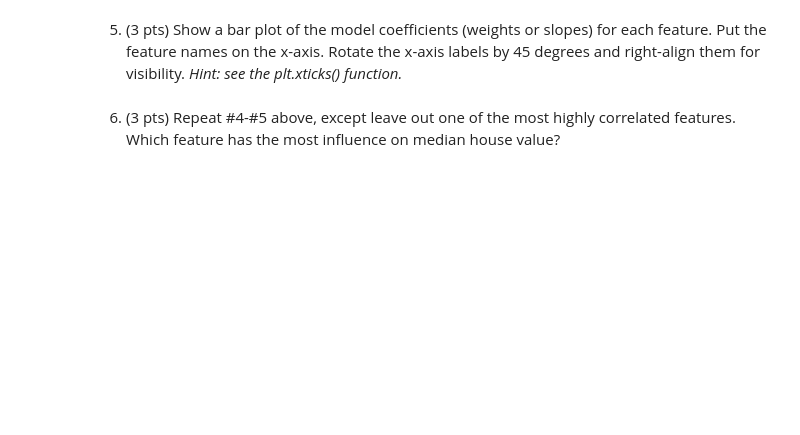
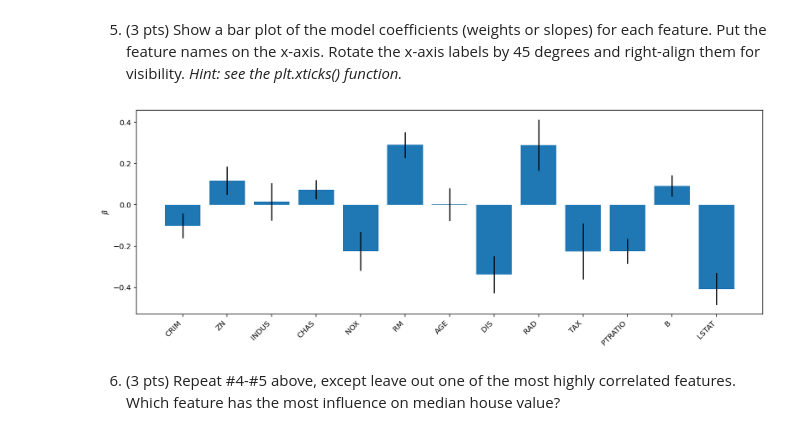
Before and after one commit to nishadalal120/NEU-365P-385L-Spring-2021, a Jupyter notebook: homework/homework-linear_regression.ipynb, the cells around one changed output. Saved outputs shown, nothing was run; the diff lists cells and outputs as text; code cells hidden in the pictures; blank space fills up the shorter version.

```diff
--- a/homework/homework-linear_regression.ipynb
+++ b/homework/homework-linear_regression.ipynb
@@ -48,5 +58,11 @@ df
 506 rows × 13 columns
 # %% [markdown]
 1. (3 pts) Standardize the feature data (each column of X) and the target data (y) by centering them on their mean and normalizing by their standard deviation.
+# %%
+X = X - X.mean(axis=0)
+X = X / X.std(axis=0)
+
+y = y - y.mean()
+y = y / y.std(axis=0)
 # %% [markdown]
 2. (3 pts) Use pandas to display a table of correlations between each feature in the dataset. Use a color scheme to visually identify highly correlated features. What is the correlation between the two most highly correlated (or anticorrelated) features?
@@ -55,2 +95,6 @@ df
 # %% [markdown]
 4. (3 pts) Fit a simple OLS linear regression model to the entire standardized dataset. Should you use a y-intercept or not?
+# %%
+sm_model = sm.OLS(y, X)
+results = sm_model.fit()
+results.summary()
@@ -57,4 +135,20 @@ df
 # %% [markdown]
 5. (3 pts) Show a bar plot of the model coefficients (weights or slopes) for each feature. Put the feature names on the x-axis. Rotate the x-axis labels by 45 degrees and right-align them for visibility. *Hint: see the plt.xticks() function.*
+# %%
+beta = results.params
+ci = results.conf_int(alpha=0.05)
+
+n = len(beta)
+below = beta - ci[:,0]
+above = ci[:,1] - beta
+
+plt.figure(figsize=(15, 5))
+plt.bar(range(n), beta, yerr=[below, above])
+plt.xticks(range(n), features)
+plt.ylabel(r'$\beta$')
+plt.xticks(range(n), dataset.feature_names, rotation=45, ha='right')
+plt.show()
+# %% [output]
+[figure, added]
 # %% [markdown]
 6. (3 pts) Repeat #4-#5 above, except leave out one of the most highly correlated features. Which feature has the most influence on median house value?
```
Also changed, not shown: parts of 8 cells of this notebook.
